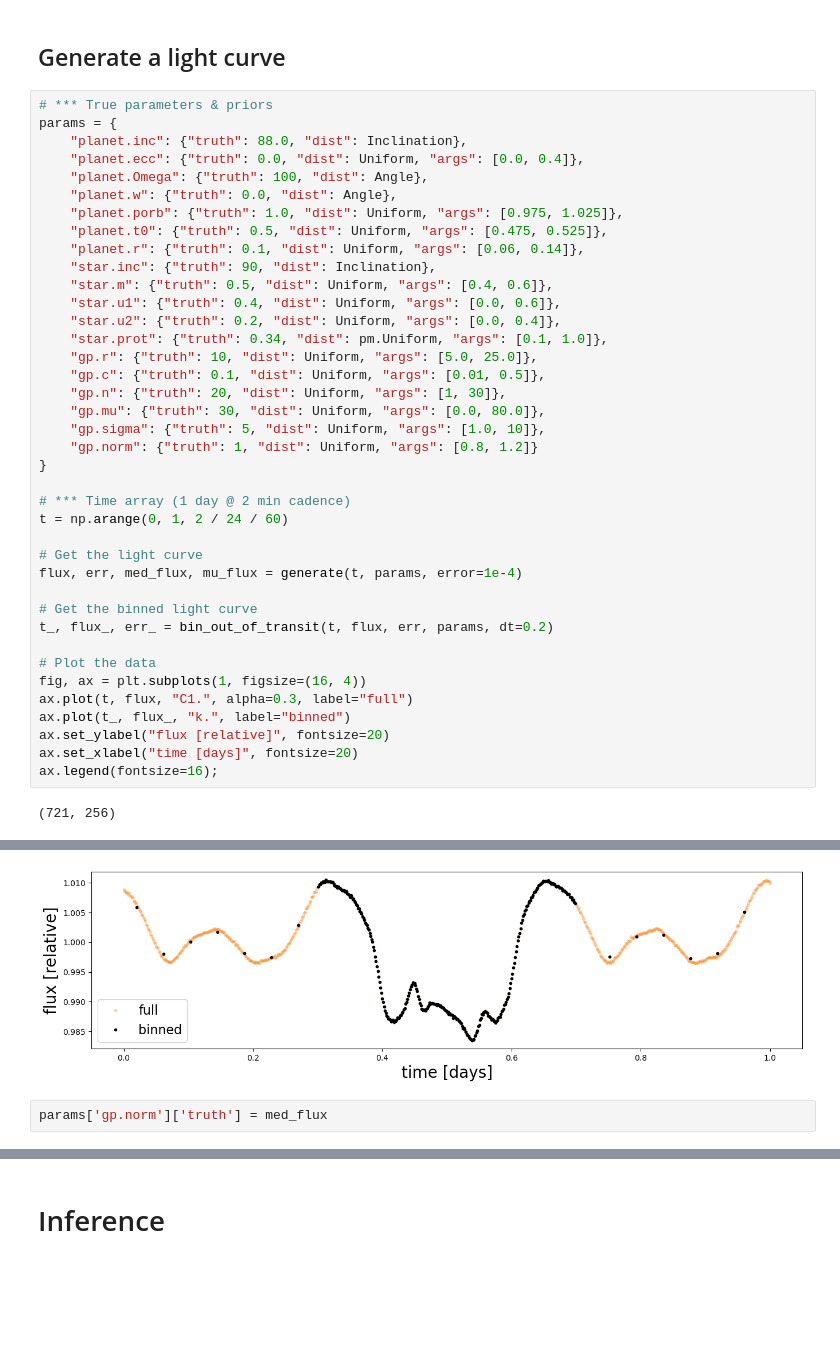
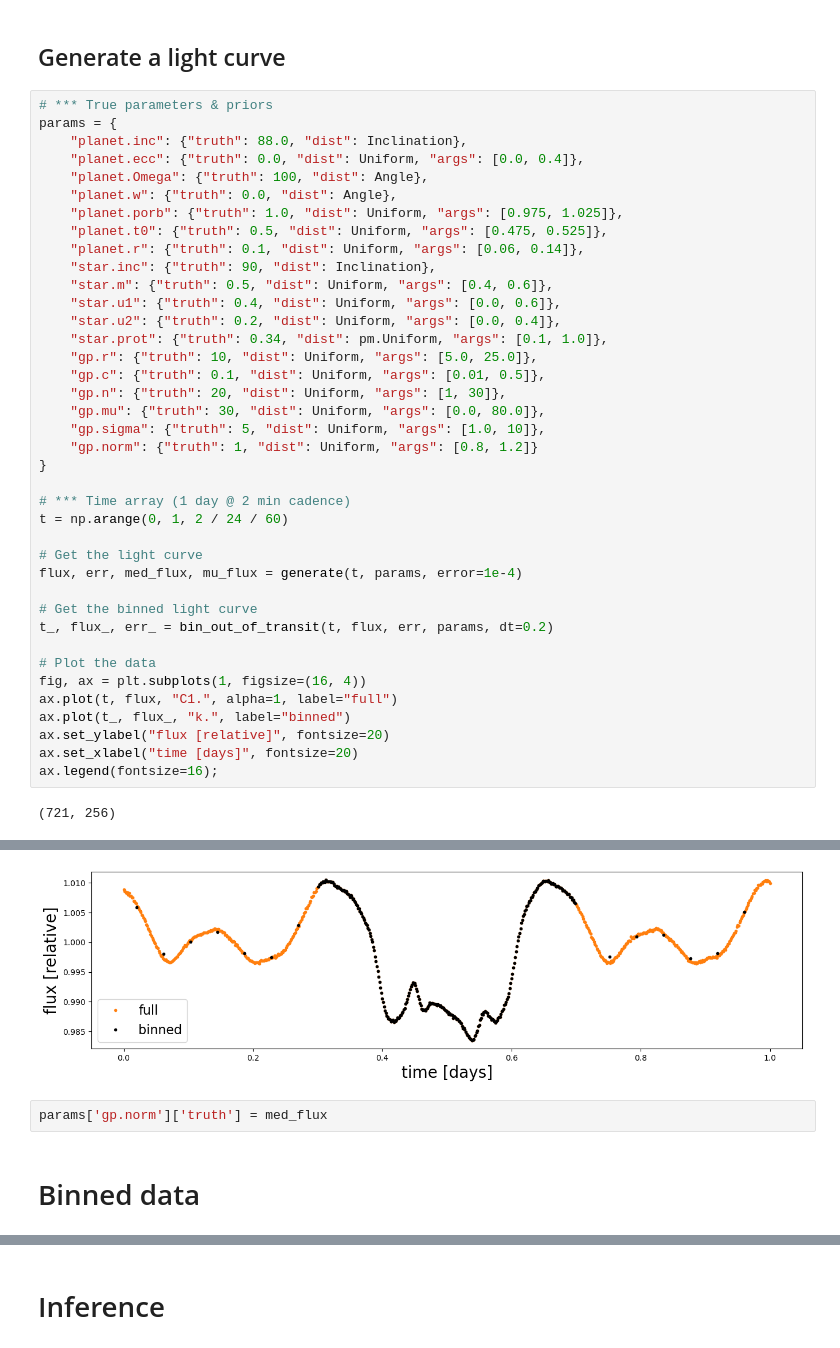
Before and after one commit to ssagynbayeva/starry-project, a Jupyter notebook: SyntheticData-fast-organized-sampling.ipynb, the cells around one changed output, grey strips where cells are left out. Saved outputs shown, nothing was run; the diff lists cells and outputs as text; blank space fills up the shorter version.

```diff
--- a/SyntheticData-fast-organized-sampling.ipynb
+++ b/SyntheticData-fast-organized-sampling.ipynb
@@ -339,34 +339,36 @@ params = {
     "star.m": {"truth": 0.5, "dist": Uniform, "args": [0.4, 0.6]},
     "star.u1": {"truth": 0.4, "dist": Uniform, "args": [0.0, 0.6]},
     "star.u2": {"truth": 0.2, "dist": Uniform, "args": [0.0, 0.4]},
     "star.prot": {"truth": 0.34, "dist": pm.Uniform, "args": [0.1, 1.0]},
     "gp.r": {"truth": 10, "dist": Uniform, "args": [5.0, 25.0]},
     "gp.c": {"truth": 0.1, "dist": Uniform, "args": [0.01, 0.5]},
     "gp.n": {"truth": 20, "dist": Uniform, "args": [1, 30]},
     "gp.mu": {"truth": 30, "dist": Uniform, "args": [0.0, 80.0]},
     "gp.sigma": {"truth": 5, "dist": Uniform, "args": [1.0, 10]},
     "gp.norm": {"truth": 1, "dist": Uniform, "args": [0.8, 1.2]}
 }
 
 # *** Time array (1 day @ 2 min cadence)
 t = np.arange(0, 1, 2 / 24 / 60)
 
 # Get the light curve
 flux, err, med_flux, mu_flux = generate(t, params, error=1e-4)
 
 # Get the binned light curve
 t_, flux_, err_ = bin_out_of_transit(t, flux, err, params, dt=0.2)
 
 # Plot the data
 fig, ax = plt.subplots(1, figsize=(16, 4))
-ax.plot(t, flux, "C1.", alpha=0.3, label="full")
+ax.plot(t, flux, "C1.", alpha=1, label="full")
 ax.plot(t_, flux_, "k.", label="binned")
 ax.set_ylabel("flux [relative]", fontsize=20)
 ax.set_xlabel("time [days]", fontsize=20)
 ax.legend(fontsize=16);
 # %% [output]
 (721, 256)
 [figure]
-[figure, old version]
+[figure, new version]
 # %%
 params['gp.norm']['truth'] = med_flux
+# %% [markdown]
+# Binned data
```
Also changed, not shown: parts of 10 cells of this notebook.
